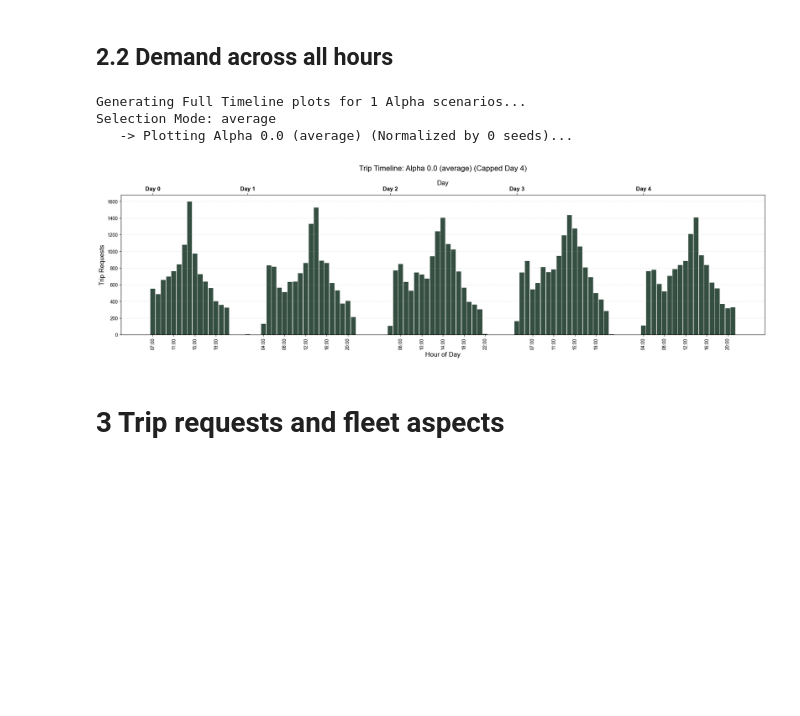
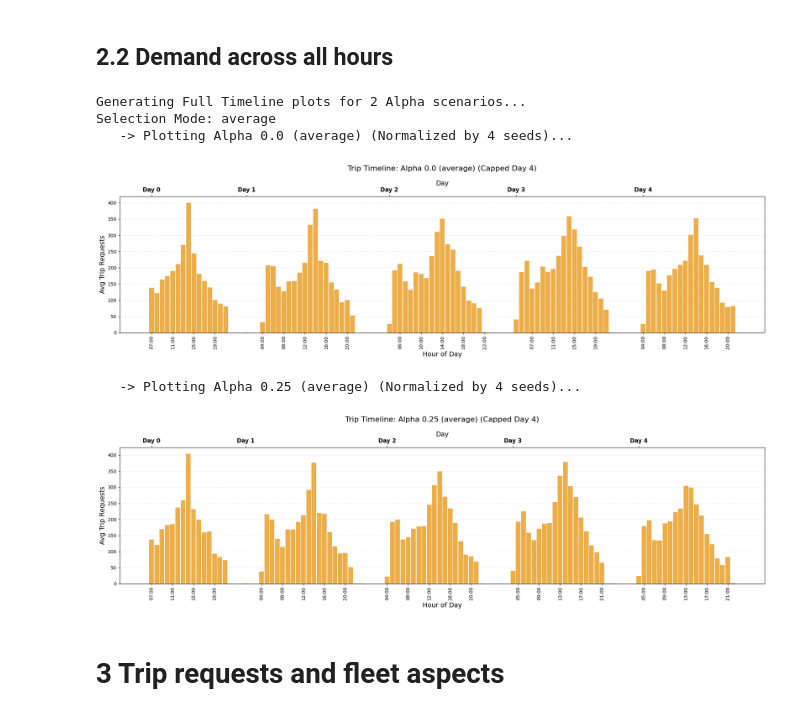
Before and after one commit to EECS-NTNU/FOMOsim, a Jupyter notebook: policies/sjovik_sund/Scripts/Maintenance_reward_analysis/alphas_and_seeds.ipynb, the cells around one changed output. Drawn from its saved outputs; the diff is of its cells as text; code cells hidden in the pictures; blank space fills up the shorter version.

Commit message:
data

```diff
--- a/policies/sjovik_sund/Scripts/Maintenance_reward_analysis/alphas_and_seeds.ipynb
+++ b/policies/sjovik_sund/Scripts/Maintenance_reward_analysis/alphas_and_seeds.ipynb
@@ -702,6 +823,17 @@ Selection Mode: average
 # %%
 import pandas as pd
 import matplotlib.pyplot as plt
+
+# ---------------------------
+# 0. SETUP COLORS (Required for Plotting)
+# ---------------------------
+colors = [
+    ("Dark Spruce", "#344E41"),
+    ("Warm Red", "#D1495B"),    # colors[1]
+    ("Ochre Gold", "#EDAE49"),  # colors[2] -> Used for bars
+    ("Blue Accent", "#526ECA"),
+    ("Mist Grey", "#E6E6E6"),
+]
 
 # ---------------------------
 # 1. DEFINE PLOTTING FUNCTION
@@ -712,11 +844,15 @@ def plot_full_timeline(df_requests, title_label, scale_factor=1):
     Applies the global CAP_AT_DAY_4 filter before plotting.
     """
     # 1. APPLY CAP
-    # trip_requests_df has 'Day' and 'Hour' columns, so apply_time_cap works natively.
-    df_filtered = apply_time_cap(df_requests).copy()
+    # Uses the helper function defined in your loading script
+    if 'apply_time_cap' in globals():
+        df_filtered = apply_time_cap(df_requests).copy()
+    else:
+        print("Warning: 'apply_time_cap' function missing. Using full data.")
+        df_filtered = df_requests.copy()
 
     if df_filtered.empty:
-        print(f"Warning: No data for {title_label} after filtering.")
+        print(f"   ⚠️ Warning: No data for {title_label} after filtering.")
         return
 
     # 2. Count trip requests for each (Day, Hour) pair
@@ -756,7 +892,7 @@ def plot_full_timeline(df_requests, title_label, scale_factor=1):
     # 4. Plot
     fig, ax1 = plt.subplots(figsize=(20, 6))
 
-    bar_color = colors[2][1]   # Default Orange/Red
+    bar_color = colors[2][1]   # Ochre Gold
 
     ax1.bar(x, y, width=0.9, color=bar_color)
 
@@ -791,52 +927,54 @@ def plot_full_timeline(df_requests, title_label, scale_factor=1):
 
     safe_name = title_label.replace(" ", "_").replace("(", "").replace(")", "").replace(".", "pt")
 
-    # OPTIMIZE LAYOUT
     plt.tight_layout()
-
-    # SAVE WITH NO WHITESPACE
     plt.savefig(
         f"full_timeline_requests_{safe_name}_capped_{CAP_AT_DAY_4}.svg",
         bbox_inches='tight',
         pad_inches=0.02
     )
     plt.show()
 
 # ---------------------------
-# 2. EXECUTION LOGIC (UPDATED FOR ALPHAS)
+# 2. EXECUTION LOGIC (CORRECTED)
 # ---------------------------
 
 print(f"Generating Full Timeline plots for {len(alpha_results)} Alpha scenarios...")
 print(f"Selection Mode: {selection_mode}")
 
 for alpha_val, data_dict in alpha_results.items():
 
     # 1. Prepare Label
     label_text = f"Alpha {alpha_val} ({selection_mode})"
 
     # 2. Determine Scale Factor (for Averaging)
-    # We need to know how many seeds were used for THIS specific alpha to normalize correctly
-    alpha_str = f"{alpha_val:.3f}"
-    seeds_used = get_available_seeds(alpha_str) # Helper from previous cell
+    # FIX: Pass the raw float 'alpha_val' to the robust helper function
+    seeds_used = get_available_seeds(alpha_val)
 
     if selection_mode == "average":
         scale = len(seeds_used)
         print(f"   -> Plotting {label_text} (Normalized by {scale} seeds)...")
     else:
         scale = 1
         print(f"   -> Plotting {label_text} (Single Seed)...")
 
-    # 3. Plot
-    plot_full_timeline(
-        df_requests=data_dict["trip_requests"],
-        title_label=label_text,
-        scale_factor=scale
-    )
+    # 3. Check if Data Exists
+    # FIX: Use the correct key 'trip_requests_df' from the new loader
+    if "trip_requests" in data_dict:
+        plot_full_timeline(
+            df_requests=data_dict["trip_requests"],
+            title_label=label_text,
+            scale_factor=scale
+        )
+    else:
+        print(f"   ⚠️ Missing 'trip_requests_df' for Alpha {alpha_val}")
 # %% [output]
-Generating Full Timeline plots for 1 Alpha scenarios...
+Generating Full Timeline plots for 2 Alpha scenarios...
 Selection Mode: average
-   -> Plotting Alpha 0.0 (average) (Normalized by 0 seeds)...
+   -> Plotting Alpha 0.0 (average) (Normalized by 4 seeds)...
-[figure, old version]
+[figure, new version]
+   -> Plotting Alpha 0.25 (average) (Normalized by 4 seeds)...
+[figure, added]
 # %% [markdown]
 # 3 Trip requests and fleet aspects
 # %% [markdown]
```
Also changed, not shown: parts of 29 cells of this notebook, 44 other files.
